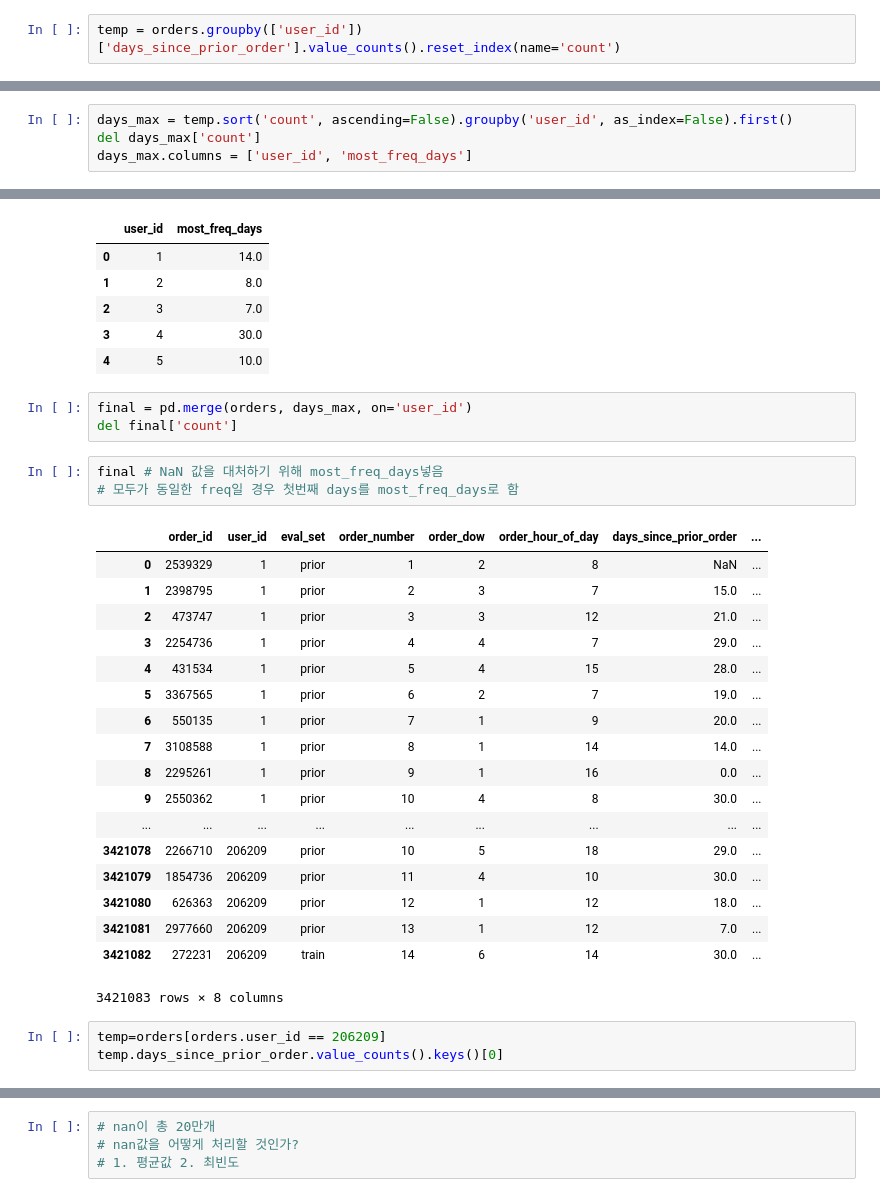
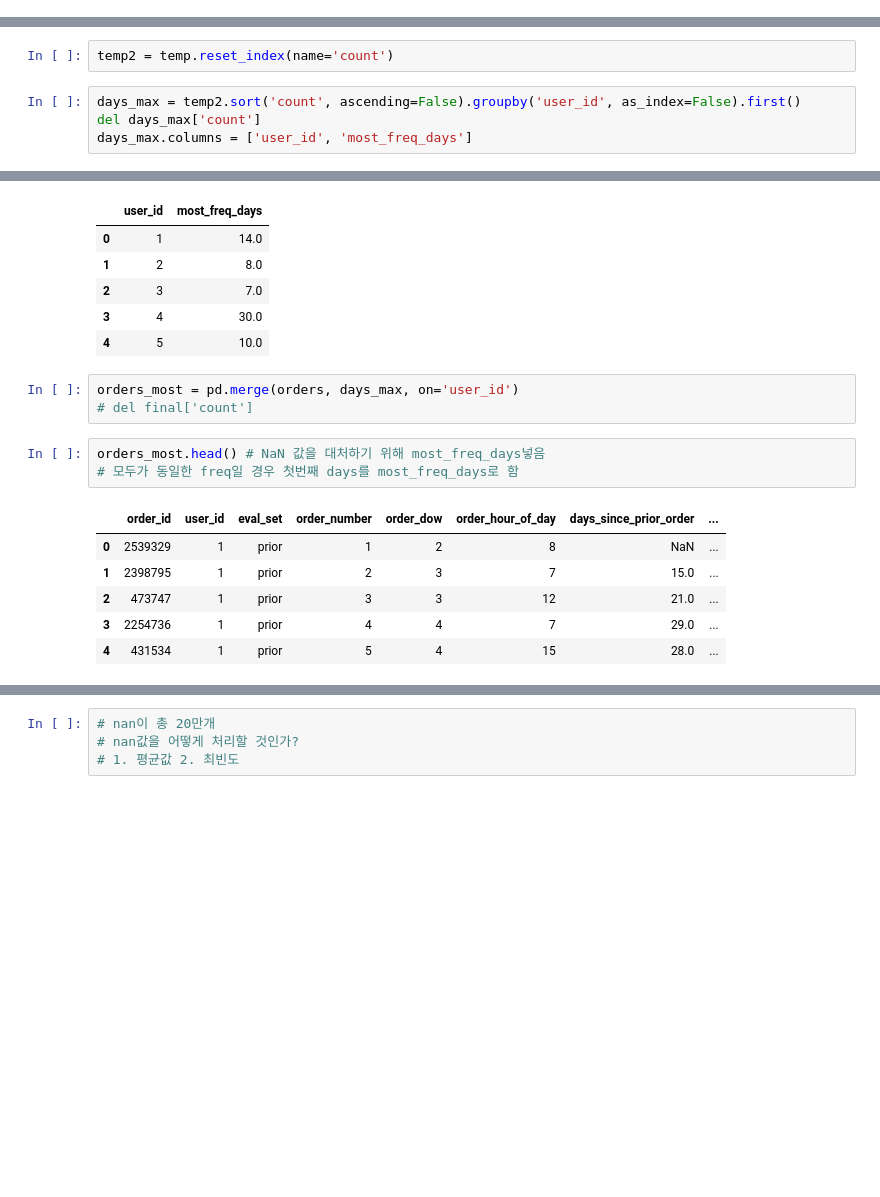
Before and after one commit to kuosamo/Instacart, a Jupyter notebook: Analysis/Data_Analysis_of_Instacart.ipynb, the cells around one changed output, grey strips where cells are left out. Saved outputs shown, nothing was run; the diff lists cells and outputs as text; blank space fills up the shorter version.

Commit message:
[Analysis] Analyse about days_since_prior_order and reordered

```diff
--- a/Analysis/Data_Analysis_of_Instacart.ipynb
+++ b/Analysis/Data_Analysis_of_Instacart.ipynb
@@ -100,2 +81,0 @@ Name: days_since_prior_order, dtype: int64
-# %%
-temp = orders.groupby(['user_id'])['days_since_prior_order'].value_counts().reset_index(name='count')
@@ -102,5 +92,7 @@ temp = orders.groupby(['user_id'])['days_since_prior_order'].value_counts().rese
+# %%
+temp2 = temp.reset_index(name='count')
 # %%
-days_max = temp.sort('count', ascending=False).groupby('user_id', as_index=False).first()
+days_max = temp2.sort('count', ascending=False).groupby('user_id', as_index=False).first()
 del days_max['count']
 days_max.columns = ['user_id', 'most_freq_days']
 # %%
@@ -113,30 +105,15 @@ days_max.head()
 | 3 | 4 | 30.0 |
 | 4 | 5 | 10.0 |
 # %%
-final = pd.merge(orders, days_max, on='user_id')
-del final['count']
+orders_most = pd.merge(orders, days_max, on='user_id')
+# del final['count']
 # %%
-final # NaN 값을 대처하기 위해 most_freq_days넣음
+orders_most.head() # NaN 값을 대처하기 위해 most_freq_days넣음
 # 모두가 동일한 freq일 경우 첫번째 days를 most_freq_days로 함
 # %% [output]
 |  | order_id | user_id | eval_set | order_number | order_dow | order_hour_of_day | days_since_prior_order | ... |
 | 0 | 2539329 | 1 | prior | 1 | 2 | 8 | NaN | ... |
 | 1 | 2398795 | 1 | prior | 2 | 3 | 7 | 15.0 | ... |
 | 2 | 473747 | 1 | prior | 3 | 3 | 12 | 21.0 | ... |
 | 3 | 2254736 | 1 | prior | 4 | 4 | 7 | 29.0 | ... |
 | 4 | 431534 | 1 | prior | 5 | 4 | 15 | 28.0 | ... |
-| 5 | 3367565 | 1 | prior | 6 | 2 | 7 | 19.0 | ... |
-| 6 | 550135 | 1 | prior | 7 | 1 | 9 | 20.0 | ... |
-| 7 | 3108588 | 1 | prior | 8 | 1 | 14 | 14.0 | ... |
-| 8 | 2295261 | 1 | prior | 9 | 1 | 16 | 0.0 | ... |
-| 9 | 2550362 | 1 | prior | 10 | 4 | 8 | 30.0 | ... |
-| ... | ... | ... | ... | ... | ... | ... | ... | ... |
-| 3421078 | 2266710 | 206209 | prior | 10 | 5 | 18 | 29.0 | ... |
-| 3421079 | 1854736 | 206209 | prior | 11 | 4 | 10 | 30.0 | ... |
-| 3421080 | 626363 | 206209 | prior | 12 | 1 | 12 | 18.0 | ... |
-| 3421081 | 2977660 | 206209 | prior | 13 | 1 | 12 | 7.0 | ... |
-| 3421082 | 272231 | 206209 | train | 14 | 6 | 14 | 30.0 | ... |
-3421083 rows × 8 columns
-# %%
-temp=orders[orders.user_id == 206209]
-temp.days_since_prior_order.value_counts().keys()[0]
```
Also changed, not shown: parts of 29 cells of this notebook.
